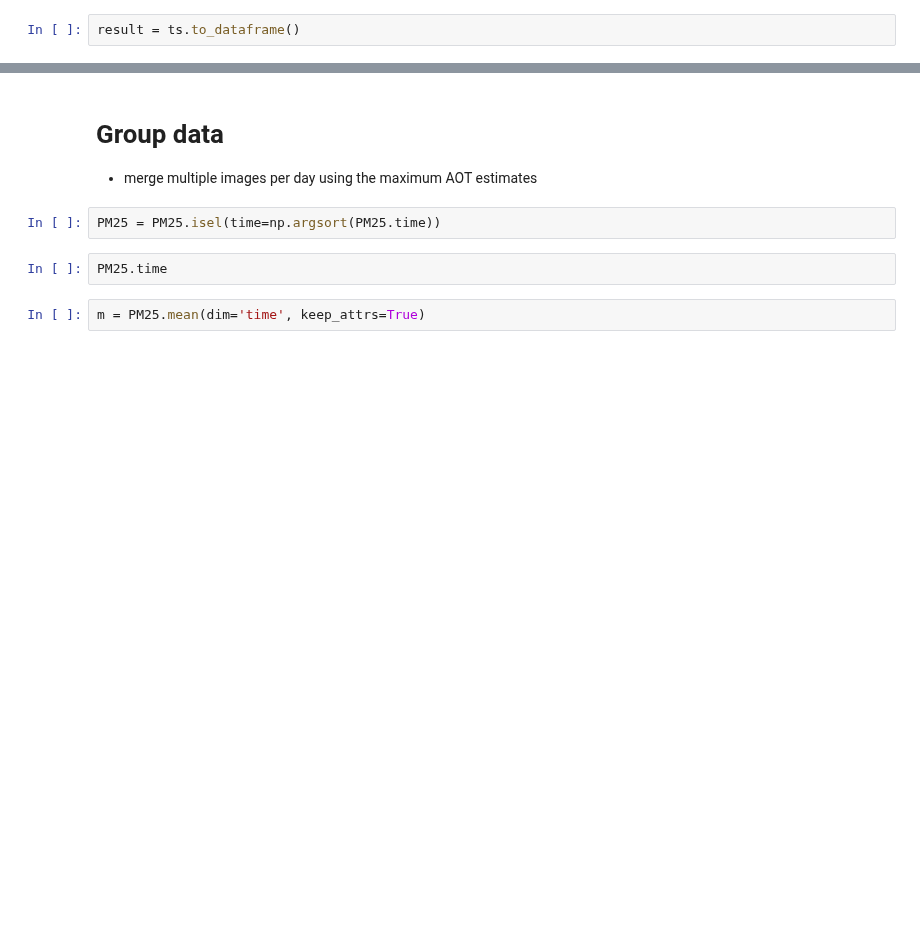
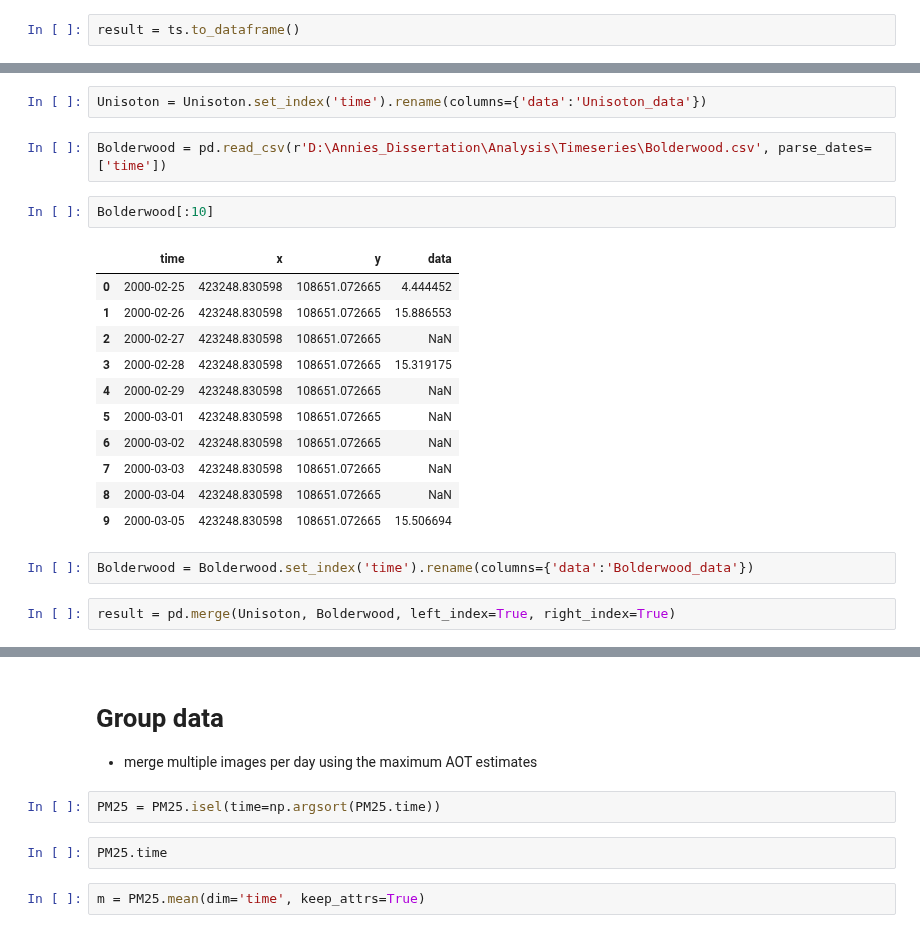
Before and after one commit to annalisasheehan/masters, a Jupyter notebook: MAIAC_Analysis.ipynb, the cells around one changed output, grey strips where cells are left out. Saved outputs shown, nothing was run; the diff lists cells and outputs as text; blank space fills up the shorter version.

```diff
--- a/MAIAC_Analysis.ipynb
+++ b/MAIAC_Analysis.ipynb
@@ -119,0 +132,22 @@ result.to_csv(r'D:\Annies_Dissertation\Analysis\Regression\Validation\Monthly_PM
+# %%
+Unisoton = Unisoton.set_index('time').rename(columns={'data':'Unisoton_data'})
+# %%
+Bolderwood = pd.read_csv(r'D:\Annies_Dissertation\Analysis\Timeseries\Bolderwood.csv', parse_dates=['time'])
+# %%
+Bolderwood[:10]
+# %% [output]
+|  | time | x | y | data |
+| 0 | 2000-02-25 | 423248.830598 | 108651.072665 | 4.444452 |
+| 1 | 2000-02-26 | 423248.830598 | 108651.072665 | 15.886553 |
+| 2 | 2000-02-27 | 423248.830598 | 108651.072665 | NaN |
+| 3 | 2000-02-28 | 423248.830598 | 108651.072665 | 15.319175 |
+| 4 | 2000-02-29 | 423248.830598 | 108651.072665 | NaN |
+| 5 | 2000-03-01 | 423248.830598 | 108651.072665 | NaN |
+| 6 | 2000-03-02 | 423248.830598 | 108651.072665 | NaN |
+| 7 | 2000-03-03 | 423248.830598 | 108651.072665 | NaN |
+| 8 | 2000-03-04 | 423248.830598 | 108651.072665 | NaN |
+| 9 | 2000-03-05 | 423248.830598 | 108651.072665 | 15.506694 |
+# %%
+Bolderwood = Bolderwood.set_index('time').rename(columns={'data':'Bolderwood_data'})
+# %%
+result = pd.merge(Unisoton, Bolderwood, left_index=True, right_index=True)
```
Also changed, not shown: parts of 23 cells of this notebook.
